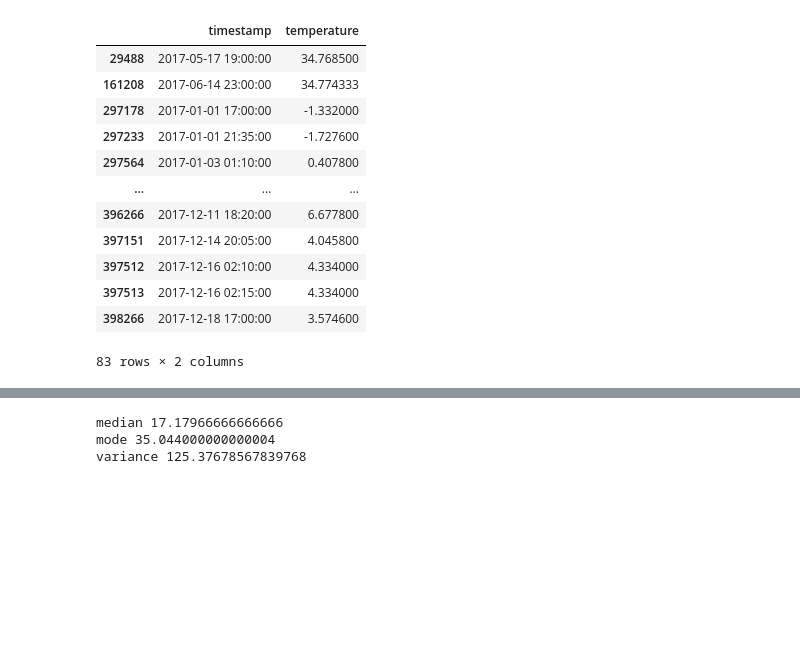
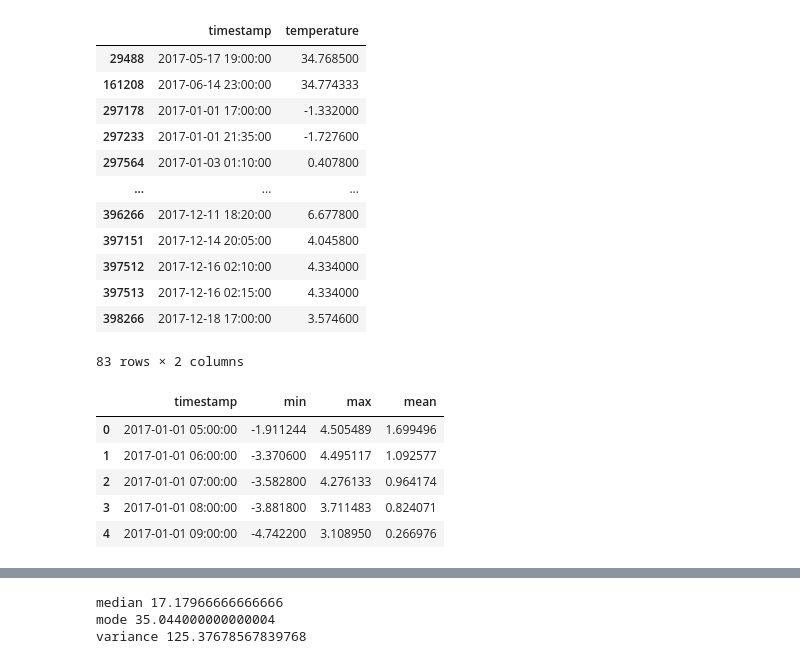
Before and after one commit to AFineSortie/Apicultural-Conservation-and-Technology, a Jupyter notebook: temp_2017.ipynb, the cells around one changed output, grey strips where cells are left out. Saved outputs shown, nothing was run; the diff lists cells and outputs as text; code cells hidden in the pictures; blank space fills up the shorter version.

```diff
--- a/temp_2017.ipynb
+++ b/temp_2017.ipynb
@@ -160,3 +160,25 @@ df[df.duplicated()]
 | 397513 | 2017-12-16 02:15:00 | 4.334000 |
 | 398266 | 2017-12-18 17:00:00 | 3.574600 |
 83 rows × 2 columns
+# %%
+#So we have data values from what seem to be a number of different sensors at the same times, let's combine them
+#into a min-max-avg for each timestamp
+timestamps = df['timestamp'].unique()
+newdf = pd.DataFrame(columns = ['timestamp', 'min', 'max', 'mean'])
+for datetime in timestamps:
+    #grab temperatures based on the unique timestamp
+    temps = df[df.timestamp == datetime]
+    mintmp = temps['temperature'].min()
+    maxtmp = temps['temperature'].max()
+    meantmp = temps['temperature'].mean()
+    #append to the new dataframe
+    newdf = newdf.append({'timestamp': datetime, 'min': mintmp, 'max': maxtmp, 'mean': meantmp}, ignore_index = True)
+
+newdf.head()
+# %% [output]
+|  | timestamp | min | max | mean |
+| 0 | 2017-01-01 05:00:00 | -1.911244 | 4.505489 | 1.699496 |
+| 1 | 2017-01-01 06:00:00 | -3.370600 | 4.495117 | 1.092577 |
+| 2 | 2017-01-01 07:00:00 | -3.582800 | 4.276133 | 0.964174 |
+| 3 | 2017-01-01 08:00:00 | -3.881800 | 3.711483 | 0.824071 |
+| 4 | 2017-01-01 09:00:00 | -4.742200 | 3.108950 | 0.266976 |
```
Also changed, not shown: parts of 5 cells of this notebook, 4 other files.
